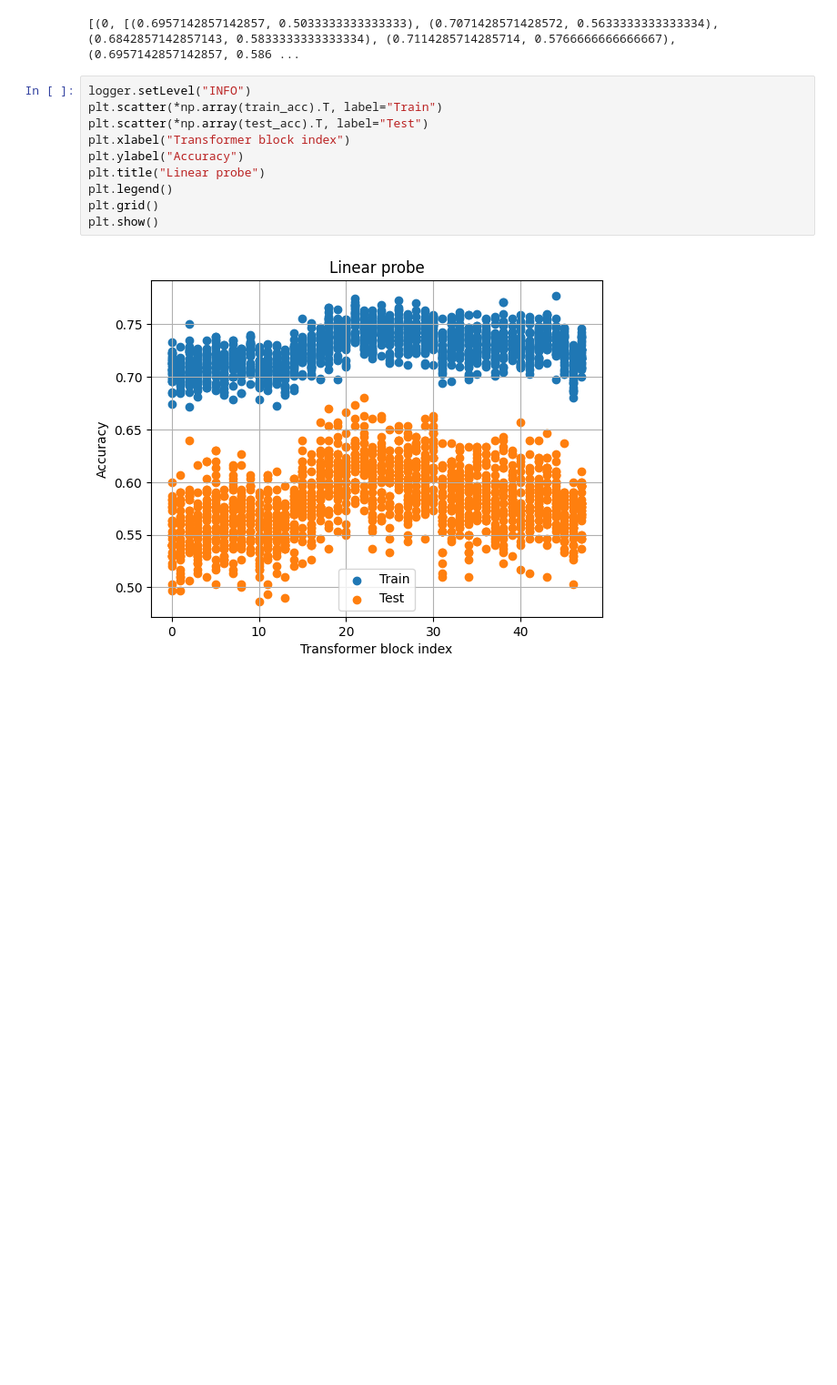
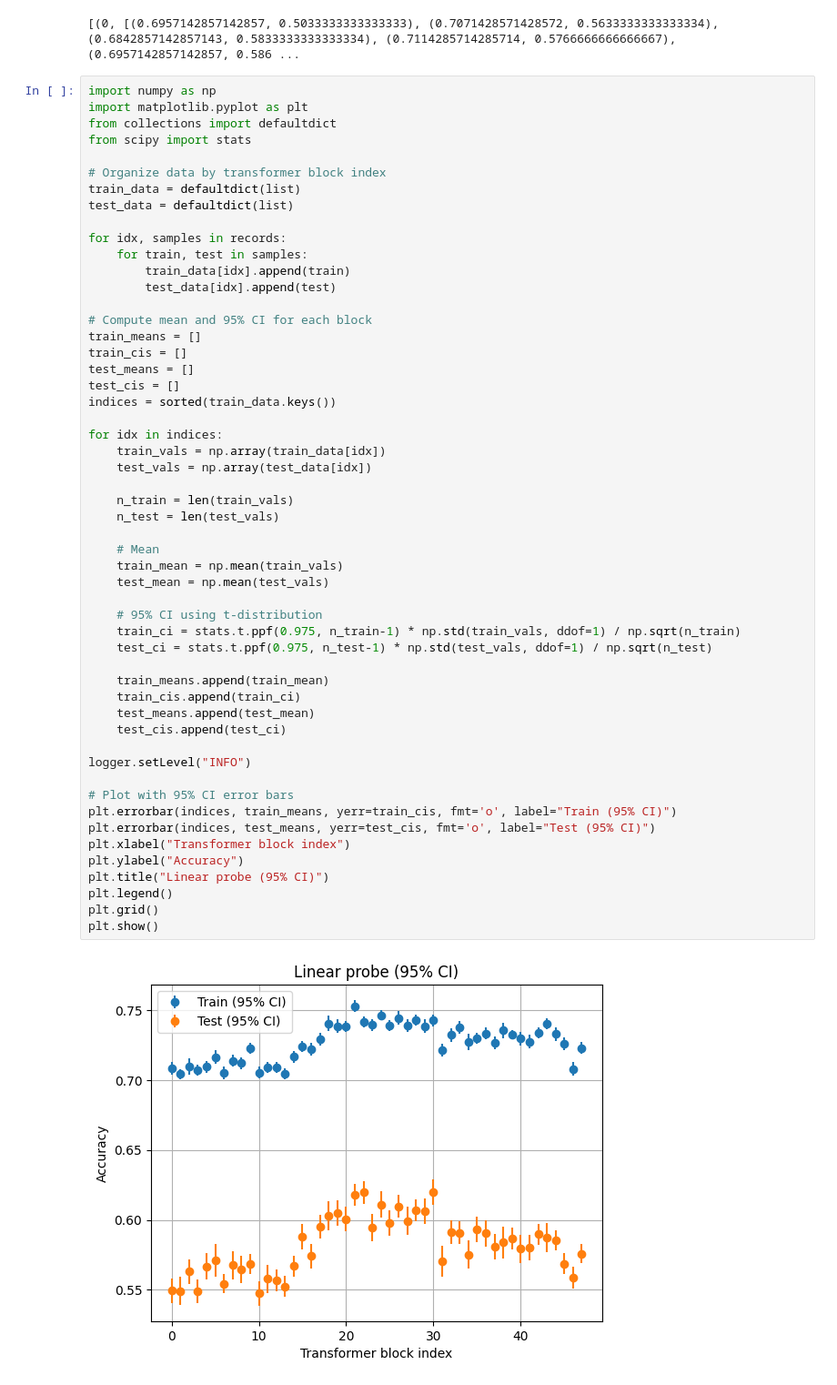
Before and after one commit to womogenes/musicgen-interp, a Jupyter notebook: notebooks/analyze_activations.ipynb, the cells around one changed output. Shown: that part at 91% size. Saved outputs shown, nothing was run; the diff lists cells and outputs as text; blank space fills up the shorter version.

Commit message:
Plot with 95% CI

```diff
--- a/notebooks/analyze_activations.ipynb
+++ b/notebooks/analyze_activations.ipynb
@@ -257,14 +257,57 @@ print(records)
 # %% [output]
 [(0, [(0.6957142857142857, 0.5033333333333333), (0.7071428571428572, 0.5633333333333334), (0.6842857142857143, 0.5833333333333334), (0.7114285714285714, 0.5766666666666667), (0.6957142857142857, 0.586 ...
 # %%
+import numpy as np
+import matplotlib.pyplot as plt
+from collections import defaultdict
+from scipy import stats
+
+# Organize data by transformer block index
+train_data = defaultdict(list)
+test_data = defaultdict(list)
+
+for idx, samples in records:
+    for train, test in samples:
+        train_data[idx].append(train)
+        test_data[idx].append(test)
+
+# Compute mean and 95% CI for each block
+train_means = []
+train_cis = []
+test_means = []
+test_cis = []
+indices = sorted(train_data.keys())
+
+for idx in indices:
+    train_vals = np.array(train_data[idx])
+    test_vals = np.array(test_data[idx])
+
+    n_train = len(train_vals)
+    n_test = len(test_vals)
+
+    # Mean
+    train_mean = np.mean(train_vals)
+    test_mean = np.mean(test_vals)
+
+    # 95% CI using t-distribution
+    train_ci = stats.t.ppf(0.975, n_train-1) * np.std(train_vals, ddof=1) / np.sqrt(n_train)
+    test_ci = stats.t.ppf(0.975, n_test-1) * np.std(test_vals, ddof=1) / np.sqrt(n_test)
+
+    train_means.append(train_mean)
+    train_cis.append(train_ci)
+    test_means.append(test_mean)
+    test_cis.append(test_ci)
+
 logger.setLevel("INFO")
-plt.scatter(*np.array(train_acc).T, label="Train")
-plt.scatter(*np.array(test_acc).T, label="Test")
+
+# Plot with 95% CI error bars
+plt.errorbar(indices, train_means, yerr=train_cis, fmt='o', label="Train (95% CI)")
+plt.errorbar(indices, test_means, yerr=test_cis, fmt='o', label="Test (95% CI)")
 plt.xlabel("Transformer block index")
 plt.ylabel("Accuracy")
-plt.title("Linear probe")
+plt.title("Linear probe (95% CI)")
 plt.legend()
 plt.grid()
 plt.show()
 # %% [output]
-[figure, old version]
+[figure, new version]
```
